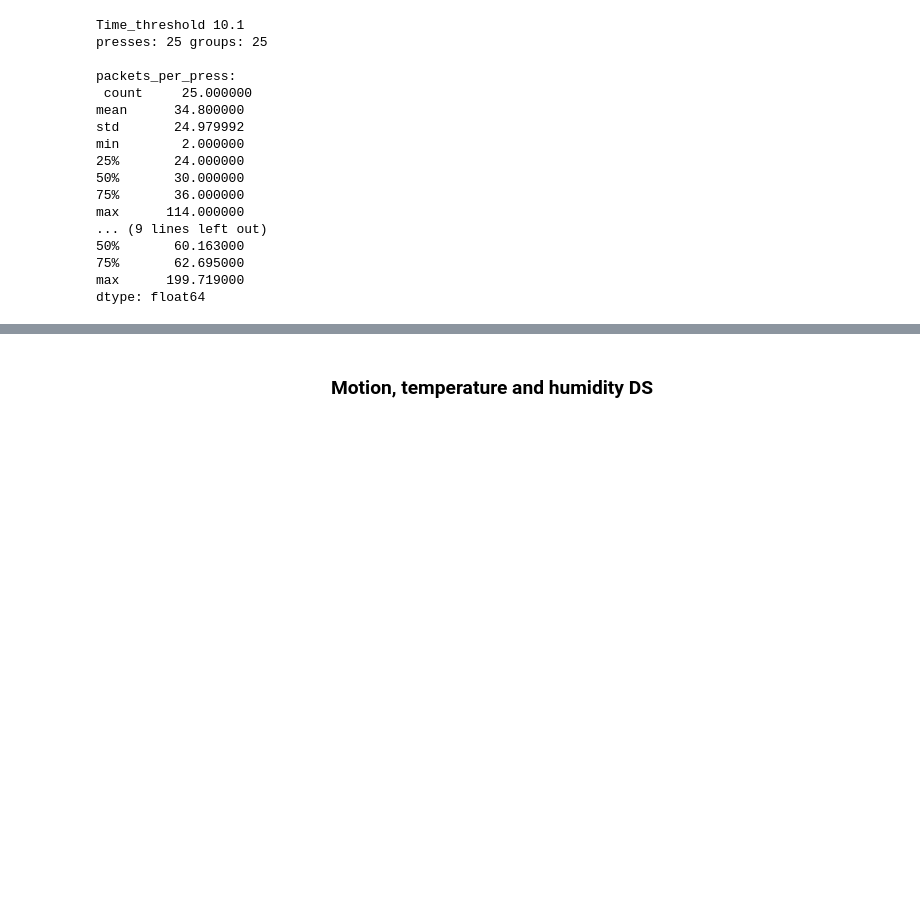
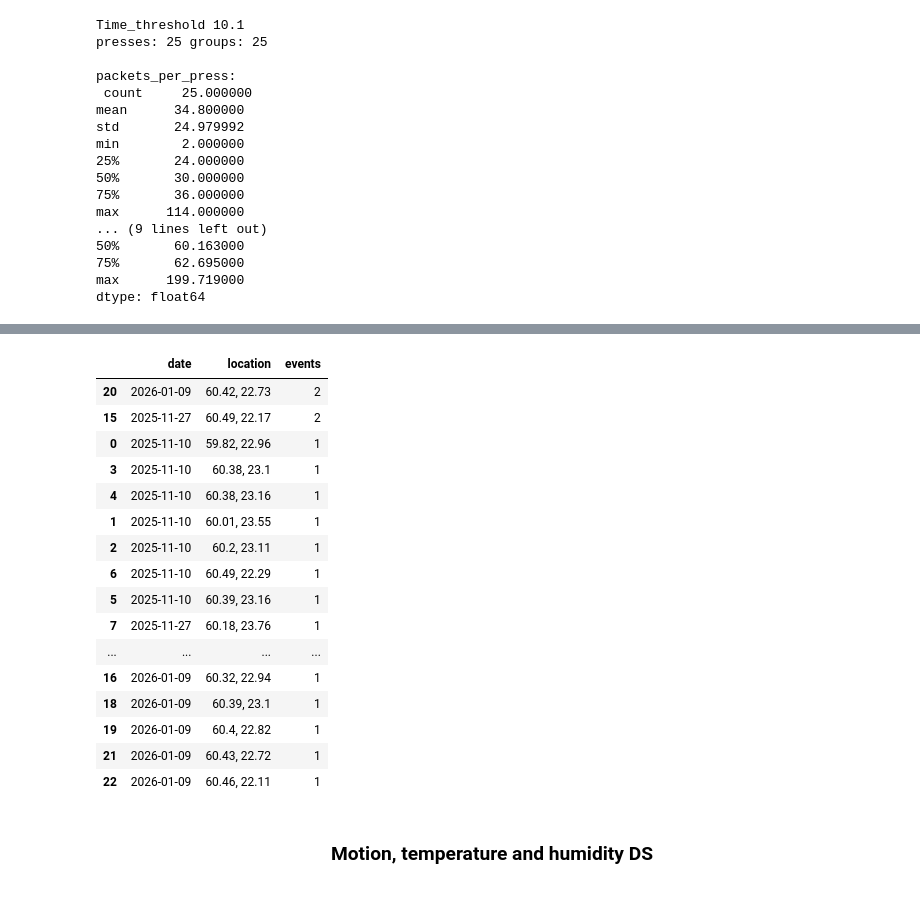
Before and after one commit to Mortti11/Hazard_Situation_Analysis_and_Prediction, a Jupyter notebook: analyzing.ipynb, the cells around one changed output, grey strips where cells are left out. Saved outputs shown, nothing was run; the diff lists cells and outputs as text; code cells hidden in the pictures; blank space fills up the shorter version.

```diff
--- a/analyzing.ipynb
+++ b/analyzing.ipynb
@@ -311,3 +345,30 @@ TOP LOCATIONS:
+# %%
+# In flic button DS, I have coordinates, so I am going to group the dangerous condition by location
+presses['location'] = presses['lat'].round(2).astype(str) + ', ' + presses['lon'].round(2).astype(str)
+presses['date'] = presses['ts'].dt.date
+
+# Group by Day and Location
+day_event_location = presses.groupby(['date', 'location']).size().reset_index(name='events')
+day_event_location = day_event_location.sort_values('events', ascending=False)
+day_event_location
+# %% [output]
+|  | date | location | events |
+| 20 | 2026-01-09 | 60.42, 22.73 | 2 |
+| 15 | 2025-11-27 | 60.49, 22.17 | 2 |
+| 0 | 2025-11-10 | 59.82, 22.96 | 1 |
+| 3 | 2025-11-10 | 60.38, 23.1 | 1 |
+| 4 | 2025-11-10 | 60.38, 23.16 | 1 |
+| 1 | 2025-11-10 | 60.01, 23.55 | 1 |
+| 2 | 2025-11-10 | 60.2, 23.11 | 1 |
+| 6 | 2025-11-10 | 60.49, 22.29 | 1 |
+| 5 | 2025-11-10 | 60.39, 23.16 | 1 |
+| 7 | 2025-11-27 | 60.18, 23.76 | 1 |
+| ... | ... | ... | ... |
+| 16 | 2026-01-09 | 60.32, 22.94 | 1 |
+| 18 | 2026-01-09 | 60.39, 23.1 | 1 |
+| 19 | 2026-01-09 | 60.4, 22.82 | 1 |
+| 21 | 2026-01-09 | 60.43, 22.72 | 1 |
+| 22 | 2026-01-09 | 60.46, 22.11 | 1 |
 # %% [markdown]
 <h3><center> Motion,  temperature and humidity DS<h3>
 # %%
```
Also changed, not shown: parts of 31 cells of this notebook.
